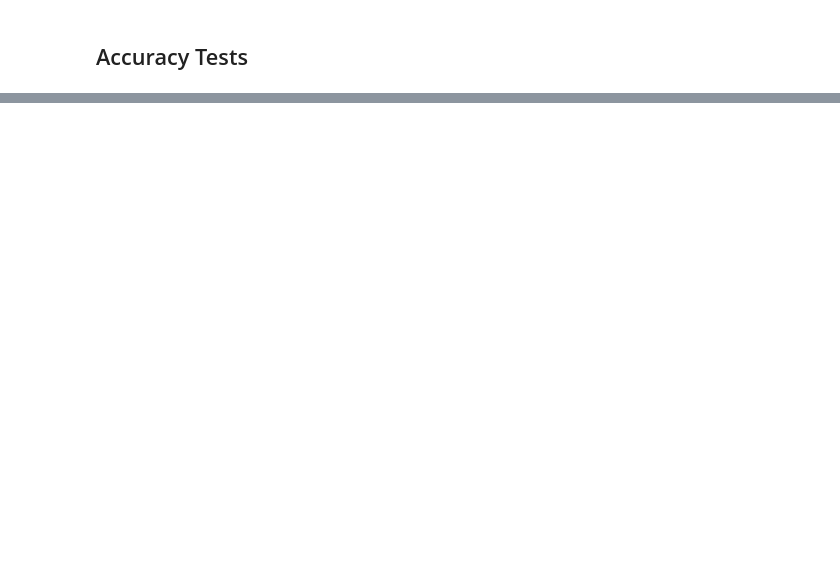
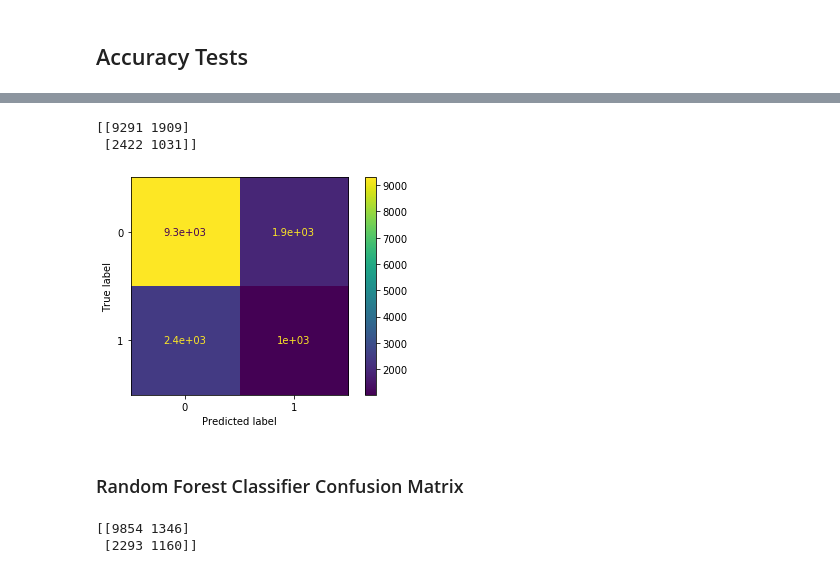
Before and after one commit to muopensource/au-predictive-modeling, a Jupyter notebook: au_model.ipynb, the cells around one changed output, grey strips where cells are left out. Cells and saved outputs as stored; diff of their text form; code cells hidden in the pictures; blank space fills up the shorter version.

```diff
--- a/au_model.ipynb
+++ b/au_model.ipynb
@@ -245,2 +338,8 @@ y = dataset['income']
+# %%
+categorical = ['workclass', 'education', 'marital-status', 'occupation', 'relationship', 'race', 'sex']
+for feature in categorical:
+        le = preprocessing.LabelEncoder()
+        X_train[feature] = le.fit_transform(X_train[feature])
+        X_test[feature] = le.transform(X_test[feature])
 # %% [markdown]
 ### Feature Scaling
@@ -303,0 +420,36 @@ RF: 0.841235 (0.004800)
+# %%
+# Making the Confusion Matrix
+from sklearn import tree
+
+clf = tree.DecisionTreeClassifier(random_state=seed)
+clf.fit(X_train, y_train)
+
+y_pred = clf.predict(X_test)
+
+cm = confusion_matrix(y_test, y_pred)
+print(cm)
+# %% [output]
+[[9291 1909]
+ [2422 1031]]
+# %%
+cm_display = ConfusionMatrixDisplay(cm, ['0', '1'] ).plot()
+# %% [output]
+[figure, added]
+# %% [markdown]
+### Random Forest Classifier Confusion Matrix
+# %%
+from sklearn.pipeline import make_pipeline
+
+clf = make_pipeline(StandardScaler(), RandomForestClassifier())
+clf.fit(X_train, y_train)
+
+
+y_pred = clf.predict(X_test)
+cm = confusion_matrix(y_test, y_pred)
+
+from sklearn.metrics import confusion_matrix
+cm = confusion_matrix(y_test, y_pred)
+print(cm)
+# %% [output]
+[[9854 1346]
+ [2293 1160]]
```
Also changed, not shown: parts of 42 cells of this notebook.
